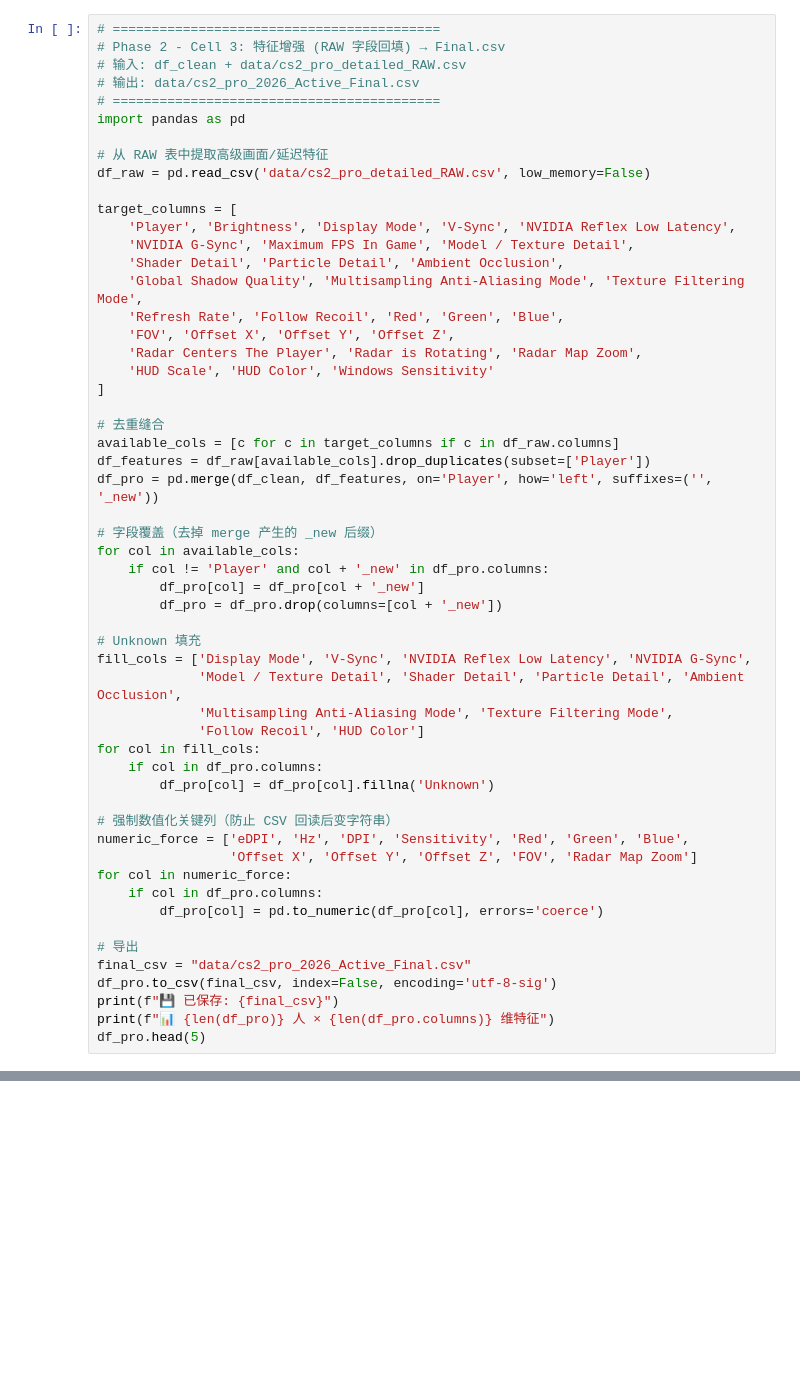
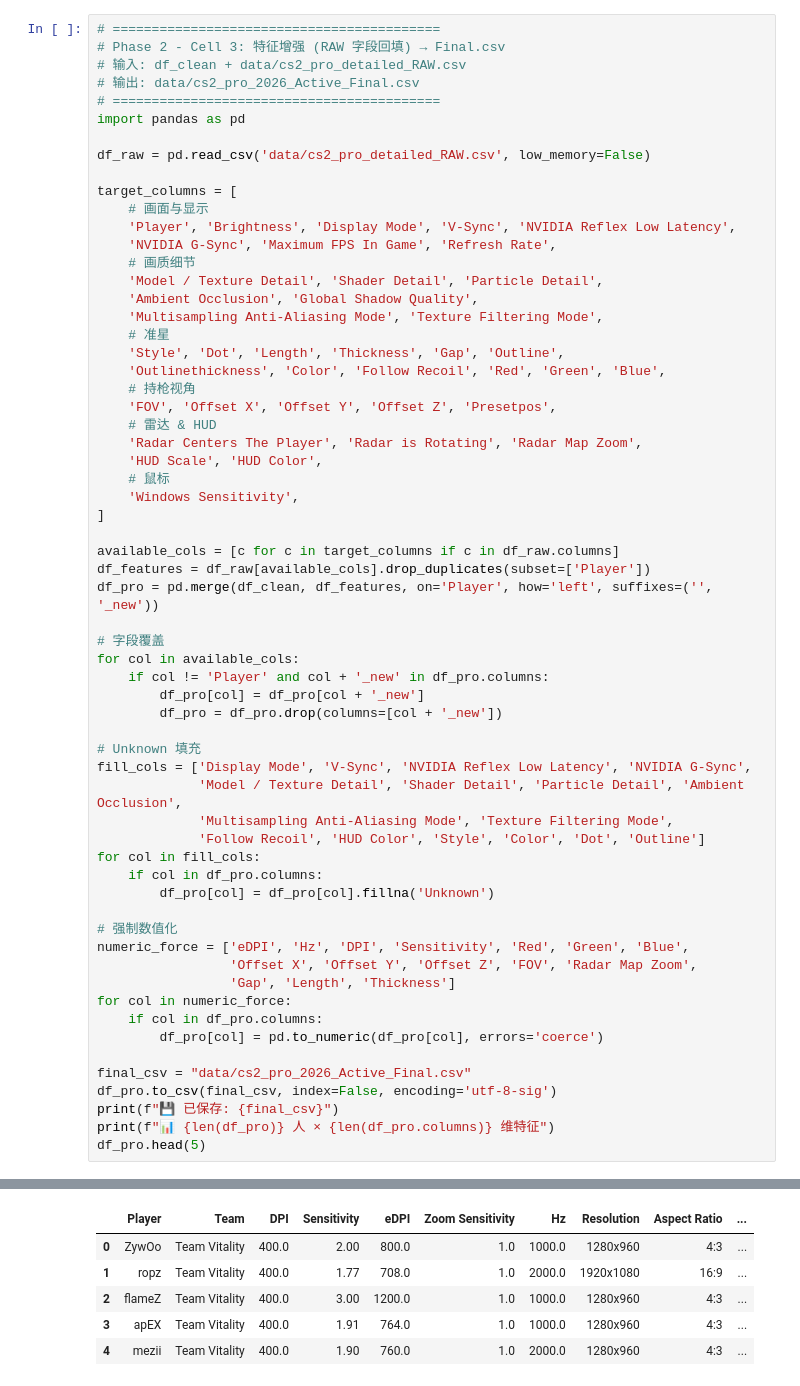
Before and after one commit to Starfie1d1272/CS2-Pro-Settings, a Jupyter notebook: 02_data_cleaning.ipynb, the cells around one changed output, grey strips where cells are left out. Saved outputs shown, nothing was run; the diff lists cells and outputs as text; blank space fills up the shorter version.

```diff
--- a/02_data_cleaning.ipynb
+++ b/02_data_cleaning.ipynb
@@ -95,26 +119,33 @@ df_clean.head(5)
 # ==========================================
 import pandas as pd
 
-# 从 RAW 表中提取高级画面/延迟特征
 df_raw = pd.read_csv('data/cs2_pro_detailed_RAW.csv', low_memory=False)
 
 target_columns = [
+    # 画面与显示
     'Player', 'Brightness', 'Display Mode', 'V-Sync', 'NVIDIA Reflex Low Latency',
-    'NVIDIA G-Sync', 'Maximum FPS In Game', 'Model / Texture Detail',
-    'Shader Detail', 'Particle Detail', 'Ambient Occlusion',
-    'Global Shadow Quality', 'Multisampling Anti-Aliasing Mode', 'Texture Filtering Mode',
-    'Refresh Rate', 'Follow Recoil', 'Red', 'Green', 'Blue',
-    'FOV', 'Offset X', 'Offset Y', 'Offset Z',
+    'NVIDIA G-Sync', 'Maximum FPS In Game', 'Refresh Rate',
+    # 画质细节
+    'Model / Texture Detail', 'Shader Detail', 'Particle Detail',
+    'Ambient Occlusion', 'Global Shadow Quality',
+    'Multisampling Anti-Aliasing Mode', 'Texture Filtering Mode',
+    # 准星
+    'Style', 'Dot', 'Length', 'Thickness', 'Gap', 'Outline',
+    'Outlinethickness', 'Color', 'Follow Recoil', 'Red', 'Green', 'Blue',
+    # 持枪视角
+    'FOV', 'Offset X', 'Offset Y', 'Offset Z', 'Presetpos',
+    # 雷达 & HUD
     'Radar Centers The Player', 'Radar is Rotating', 'Radar Map Zoom',
-    'HUD Scale', 'HUD Color', 'Windows Sensitivity'
+    'HUD Scale', 'HUD Color',
+    # 鼠标
+    'Windows Sensitivity',
 ]
 
-# 去重缝合
 available_cols = [c for c in target_columns if c in df_raw.columns]
 df_features = df_raw[available_cols].drop_duplicates(subset=['Player'])
 df_pro = pd.merge(df_clean, df_features, on='Player', how='left', suffixes=('', '_new'))
 
-# 字段覆盖（去掉 merge 产生的 _new 后缀）
+# 字段覆盖
 for col in available_cols:
     if col != 'Player' and col + '_new' in df_pro.columns:
         df_pro[col] = df_pro[col + '_new']
@@ -124,21 +155,22 @@ for col in available_cols:
 fill_cols = ['Display Mode', 'V-Sync', 'NVIDIA Reflex Low Latency', 'NVIDIA G-Sync',
              'Model / Texture Detail', 'Shader Detail', 'Particle Detail', 'Ambient Occlusion',
              'Multisampling Anti-Aliasing Mode', 'Texture Filtering Mode',
-             'Follow Recoil', 'HUD Color']
+             'Follow Recoil', 'HUD Color', 'Style', 'Color', 'Dot', 'Outline']
 for col in fill_cols:
     if col in df_pro.columns:
         df_pro[col] = df_pro[col].fillna('Unknown')
 
-# 强制数值化关键列（防止 CSV 回读后变字符串）
+# 强制数值化
 numeric_force = ['eDPI', 'Hz', 'DPI', 'Sensitivity', 'Red', 'Green', 'Blue',
-                 'Offset X', 'Offset Y', 'Offset Z', 'FOV', 'Radar Map Zoom']
+                 'Offset X', 'Offset Y', 'Offset Z', 'FOV', 'Radar Map Zoom',
+                 'Gap', 'Length', 'Thickness']
 for col in numeric_force:
     if col in df_pro.columns:
         df_pro[col] = pd.to_numeric(df_pro[col], errors='coerce')
 
-# 导出
 final_csv = "data/cs2_pro_2026_Active_Final.csv"
 df_pro.to_csv(final_csv, index=False, encoding='utf-8-sig')
 print(f"💾 已保存: {final_csv}")
 print(f"📊 {len(df_pro)} 人 × {len(df_pro.columns)} 维特征")
 df_pro.head(5)
+# %% [output]
@@ -144,0 +179,6 @@ df_pro.head(5)
+|  | Player | Team | DPI | Sensitivity | eDPI | Zoom Sensitivity | Hz | Resolution | Aspect Ratio | ... |
+| 0 | ZywOo | Team Vitality | 400.0 | 2.00 | 800.0 | 1.0 | 1000.0 | 1280x960 | 4:3 | ... |
+| 1 | ropz | Team Vitality | 400.0 | 1.77 | 708.0 | 1.0 | 2000.0 | 1920x1080 | 16:9 | ... |
+| 2 | flameZ | Team Vitality | 400.0 | 3.00 | 1200.0 | 1.0 | 1000.0 | 1280x960 | 4:3 | ... |
+| 3 | apEX | Team Vitality | 400.0 | 1.91 | 764.0 | 1.0 | 1000.0 | 1280x960 | 4:3 | ... |
+| 4 | mezii | Team Vitality | 400.0 | 1.90 | 760.0 | 1.0 | 2000.0 | 1280x960 | 4:3 | ... |
```
Also changed, not shown: parts of 4 cells of this notebook, 3 other files.
